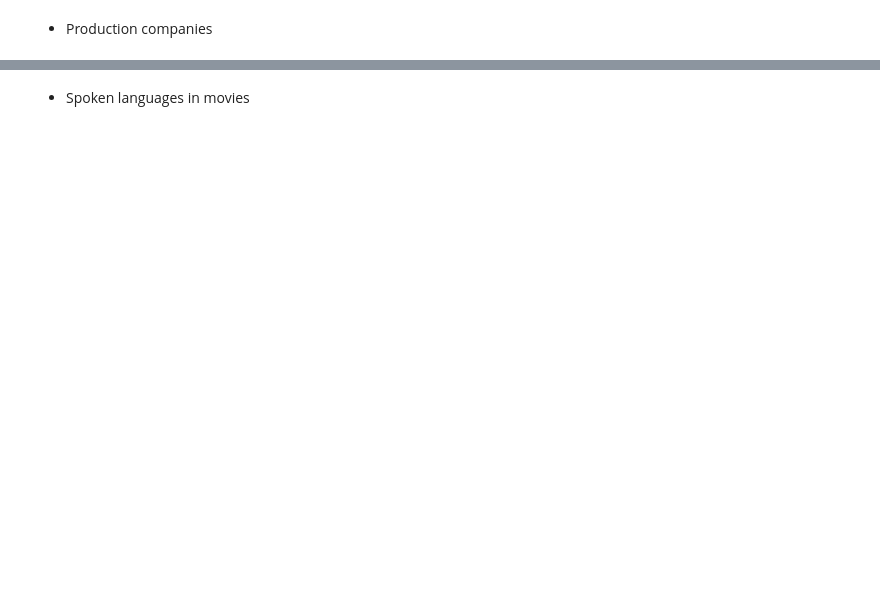
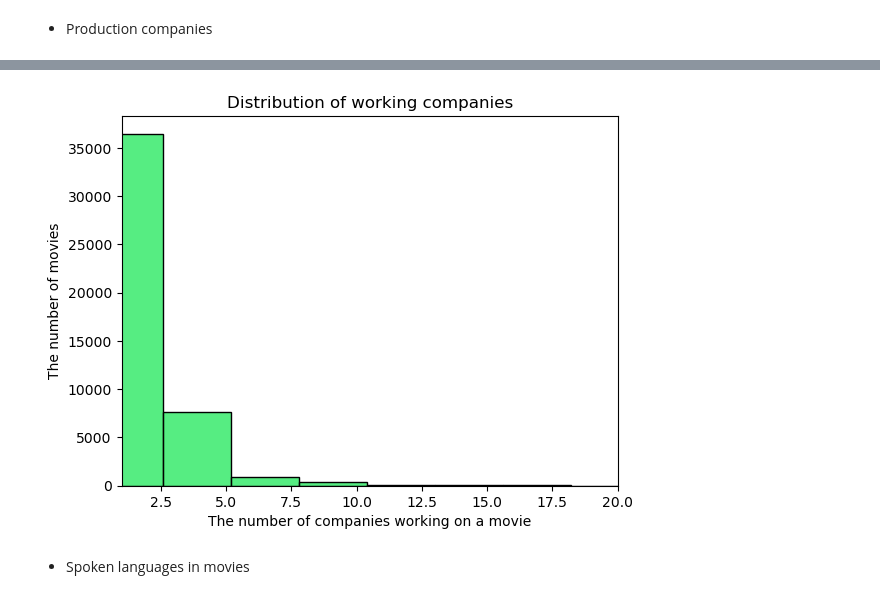
Before and after one commit to Duyduide/Movie-recommendation, a Jupyter notebook: notebooks/02_regression.ipynb, the cells around one changed output, grey strips where cells are left out. Cells and saved outputs as stored; diff of their text form; code cells hidden in the pictures; blank space fills up the shorter version.

```diff
--- a/notebooks/02_regression.ipynb
+++ b/notebooks/02_regression.ipynb
@@ -544,3 +594,13 @@ plt.show()
+# %%
+sns.histplot(data=movies_df, x="company_num", color=random_color(), bins=10)
+
+plt.xlim((1, 20))
+plt.xlabel("The number of companies working on a movie")
+plt.ylabel("The number of movies")
+plt.title("Distribution of working companies")
+plt.show()
+# %% [output]
+[figure, added]
 # %% [markdown]
 - Spoken languages in movies
 # %%
```
Also changed, not shown: parts of 50 cells of this notebook.
